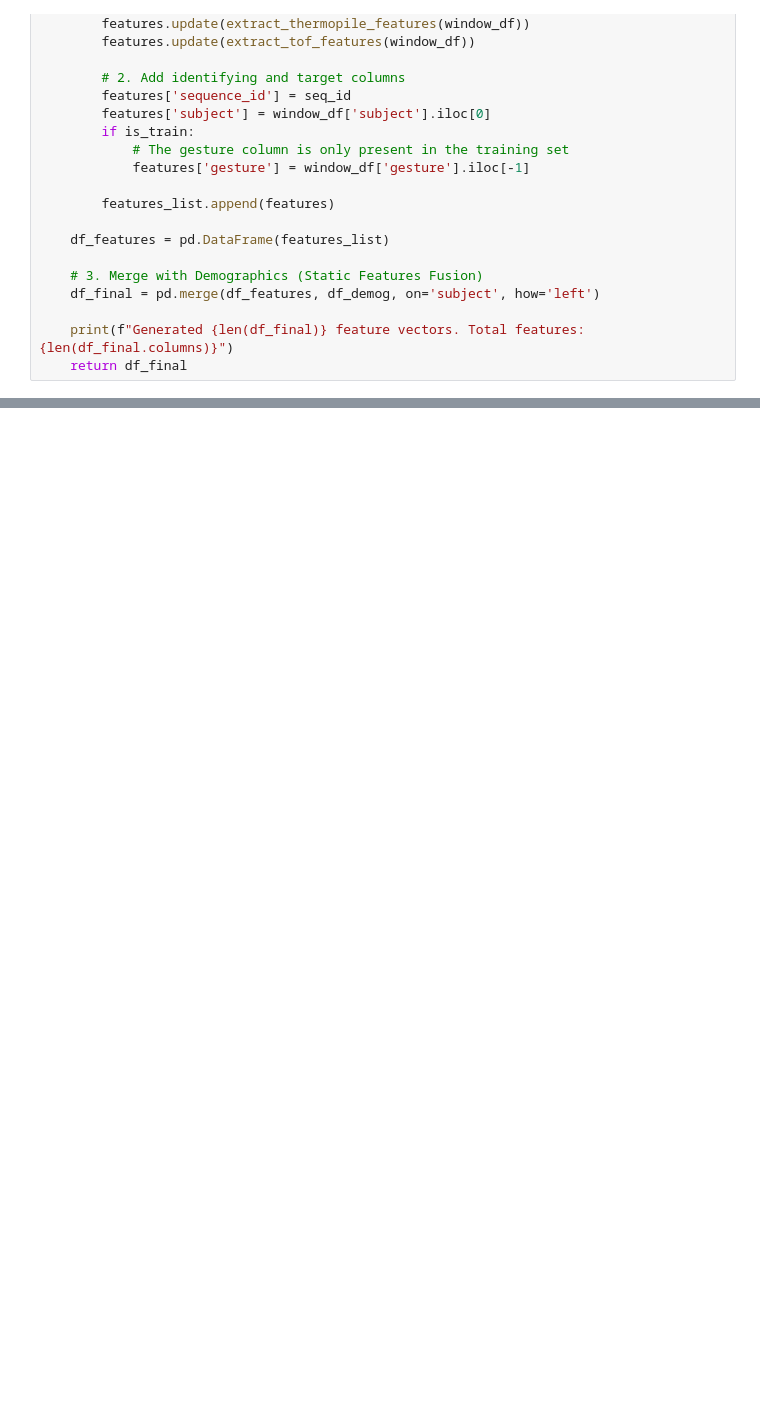
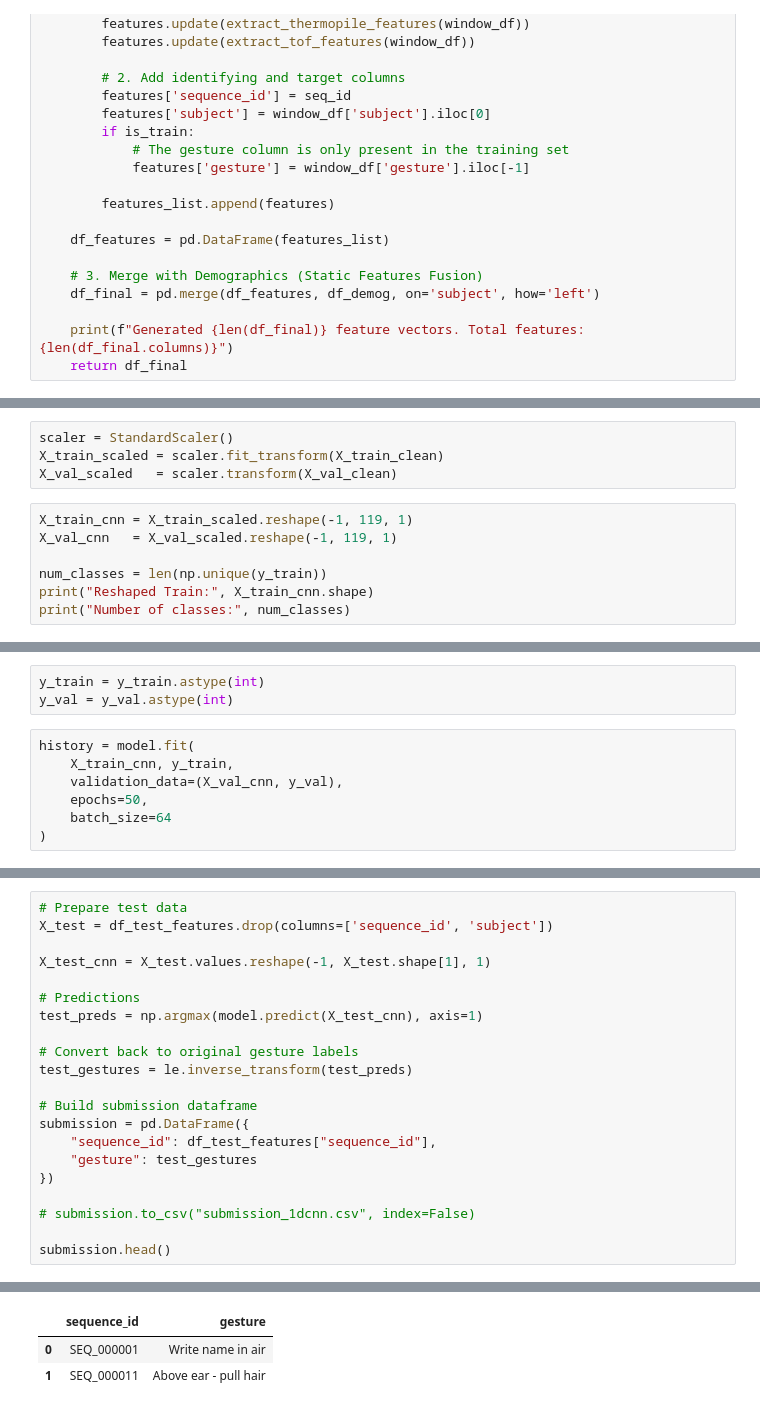
Before and after one commit to mrsumitr/Team_4-CMI, a Jupyter notebook: cmi-1.ipynb, the cells around one changed output, grey strips where cells are left out. Saved outputs shown, nothing was run; the diff lists cells and outputs as text; blank space fills up the shorter version.

Commit message:
new model with improved accuracy

```diff
--- a/cmi-1.ipynb
+++ b/cmi-1.ipynb
@@ -597,0 +564,11 @@ print(h)
+# %%
+scaler = StandardScaler()
+X_train_scaled = scaler.fit_transform(X_train_clean)
+X_val_scaled   = scaler.transform(X_val_clean)
+# %%
+X_train_cnn = X_train_scaled.reshape(-1, 119, 1)
+X_val_cnn   = X_val_scaled.reshape(-1, 119, 1)
+
+num_classes = len(np.unique(y_train))
+print("Reshaped Train:", X_train_cnn.shape)
+print("Number of classes:", num_classes)
@@ -597,0 +630,10 @@ print(h)
+# %%
+y_train = y_train.astype(int)
+y_val = y_val.astype(int)
+# %%
+history = model.fit(
+    X_train_cnn, y_train,
+    validation_data=(X_val_cnn, y_val),
+    epochs=50,
+    batch_size=64
+)
@@ -597,0 +786,22 @@ print(h)
+# %%
+# Prepare test data
+X_test = df_test_features.drop(columns=['sequence_id', 'subject'])
+
+X_test_cnn = X_test.values.reshape(-1, X_test.shape[1], 1)
+
+# Predictions
+test_preds = np.argmax(model.predict(X_test_cnn), axis=1)
+
+# Convert back to original gesture labels
+test_gestures = le.inverse_transform(test_preds)
+
+# Build submission dataframe
+submission = pd.DataFrame({
+    "sequence_id": df_test_features["sequence_id"],
+    "gesture": test_gestures
+})
+
+# submission.to_csv("submission_1dcnn.csv", index=False)
+
+submission.head()
+# %% [output]
@@ -597,0 +809,3 @@ print(h)
+|  | sequence_id | gesture |
+| 0 | SEQ_000001 | Write name in air |
+| 1 | SEQ_000011 | Above ear - pull hair |
```
Also changed, not shown: parts of 35 cells of this notebook, 1 other file.
